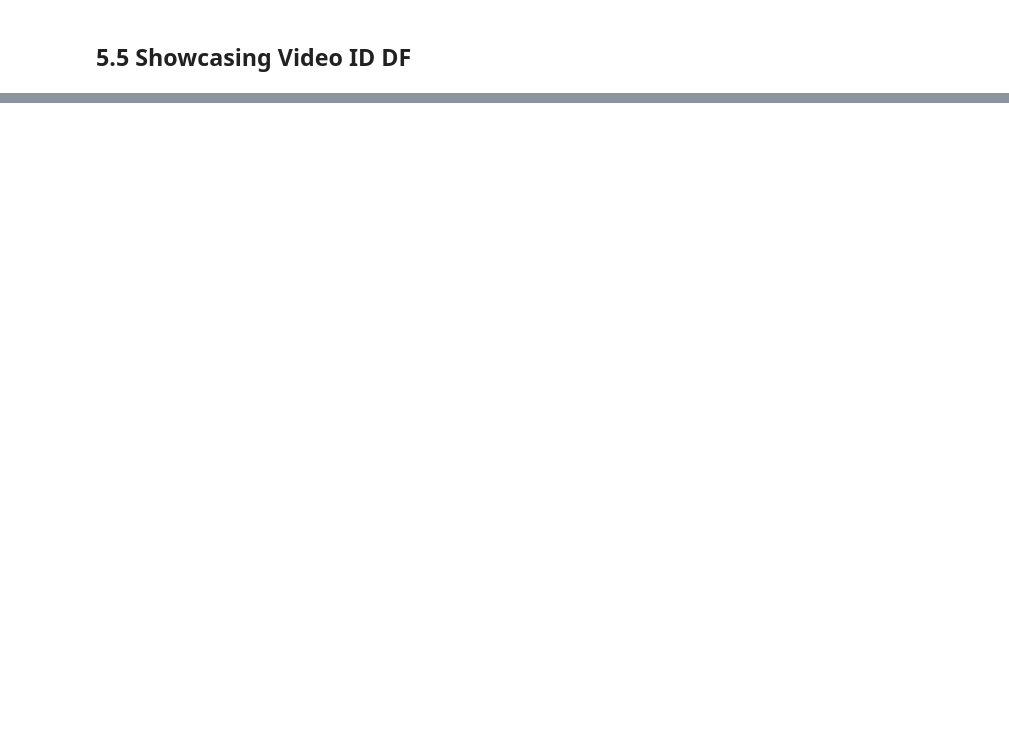
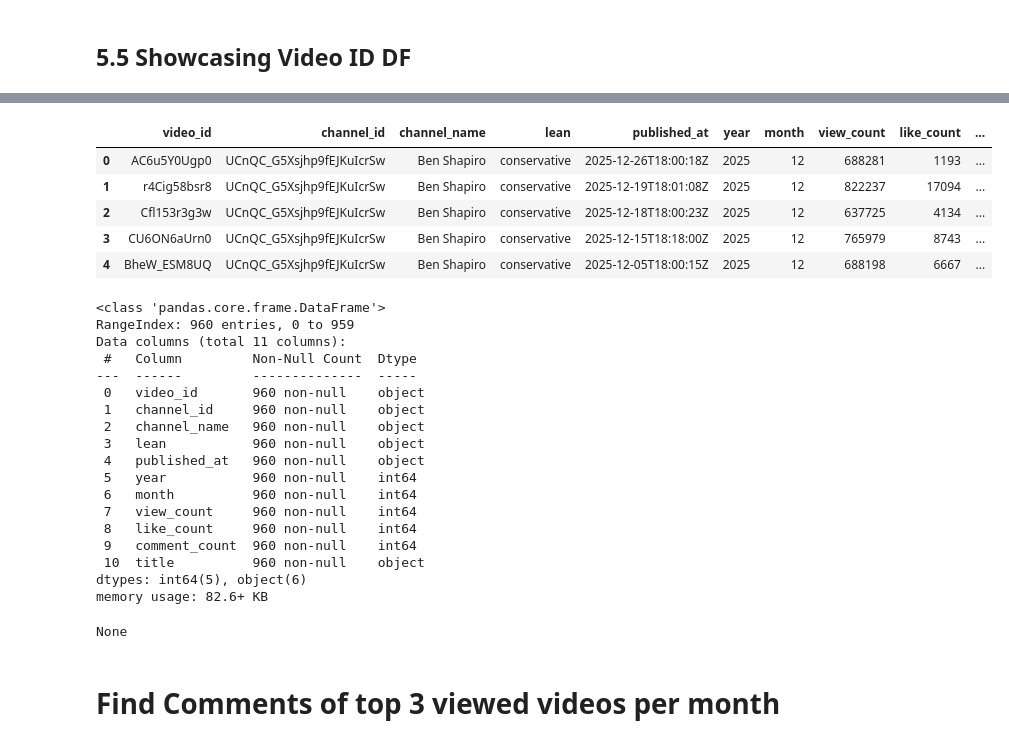
Before and after one commit to calvingdu/cpsc368, a Jupyter notebook: scripts/youtube/youtube_collect.ipynb, the cells around one changed output, grey strips where cells are left out. Drawn from its saved outputs; the diff is of its cells as text; code cells hidden in the pictures; blank space fills up the shorter version.

```diff
--- a/scripts/youtube/youtube_collect.ipynb
+++ b/scripts/youtube/youtube_collect.ipynb
@@ -290,0 +395,59 @@ display(pd.concat([bs_df.head(5), bs_df.tail(5)]))
+# %%
+videos_df = pd.read_csv(VIDEO_OUT_FILE)
+videos_df
+START = (2018, 1)  # Jan 2018 — when TYT data starts
+END   = (2025, 12)
+
+videos_df = videos_df[
+    ((videos_df["year"] > START[0]) | ((videos_df["year"] == START[0]) & (videos_df["month"] >= START[1]))) &
+    ((videos_df["year"] < END[0])   | ((videos_df["year"] == END[0])   & (videos_df["month"] <= END[1])))
+]
+
+videos_df["rank"] = videos_df.groupby(["channel_id", "year", "month"])["view_count"].rank(method="first", ascending=False)
+
+top5 = videos_df[videos_df["rank"] <= 5].drop(columns="rank").reset_index(drop=True)
+
+
+
+# merging video_raw with to get video titles
+bs_df = pd.DataFrame(bs_data["videos"])
+tyt_df = pd.DataFrame(tyt_data["videos"])
+all_raw_video_df = pd.concat([bs_df, tyt_df], ignore_index=True)
+
+top5 = top5.merge(all_raw_video_df[["video_id", "title"]], on="video_id", how="left")
+
+display(top5.head())
+display(top5.info())
+top5.to_csv("../../cleaned_data/youtube/top_5_videos.csv", index=False) # we will make a table of top 5 videos per month in oracle
+
+top3 = videos_df[videos_df["rank"] <= 3].drop(columns="rank").reset_index(drop=True)
+
+top3.to_csv("output/top_3_videos.csv", index=False) # we will only take comments of the top 3 videos per month to keep the dataset manageable
+# %% [output]
+|  | video_id | channel_id | channel_name | lean | published_at | year | month | view_count | like_count | ... |
+| 0 | AC6u5Y0Ugp0 | UCnQC_G5Xsjhp9fEJKuIcrSw | Ben Shapiro | conservative | 2025-12-26T18:00:18Z | 2025 | 12 | 688281 | 1193 | ... |
+| 1 | r4Cig58bsr8 | UCnQC_G5Xsjhp9fEJKuIcrSw | Ben Shapiro | conservative | 2025-12-19T18:01:08Z | 2025 | 12 | 822237 | 17094 | ... |
+| 2 | Cfl153r3g3w | UCnQC_G5Xsjhp9fEJKuIcrSw | Ben Shapiro | conservative | 2025-12-18T18:00:23Z | 2025 | 12 | 637725 | 4134 | ... |
+| 3 | CU6ON6aUrn0 | UCnQC_G5Xsjhp9fEJKuIcrSw | Ben Shapiro | conservative | 2025-12-15T18:18:00Z | 2025 | 12 | 765979 | 8743 | ... |
+| 4 | BheW_ESM8UQ | UCnQC_G5Xsjhp9fEJKuIcrSw | Ben Shapiro | conservative | 2025-12-05T18:00:15Z | 2025 | 12 | 688198 | 6667 | ... |
+<class 'pandas.core.frame.DataFrame'>
+RangeIndex: 960 entries, 0 to 959
+Data columns (total 11 columns):
+ #   Column         Non-Null Count  Dtype
+---  ------         --------------  -----
+ 0   video_id       960 non-null    object
+ 1   channel_id     960 non-null    object
+ 2   channel_name   960 non-null    object
+ 3   lean           960 non-null    object
+ 4   published_at   960 non-null    object
+ 5   year           960 non-null    int64
+ 6   month          960 non-null    int64
+ 7   view_count     960 non-null    int64
+ 8   like_count     960 non-null    int64
+ 9   comment_count  960 non-null    int64
+ 10  title          960 non-null    object
+dtypes: int64(5), object(6)
+memory usage: 82.6+ KB
+None
+# %% [markdown]
+# Find Comments of top 3 viewed videos per month
```
Also changed, not shown: parts of 15 cells of this notebook, 8 other files.
